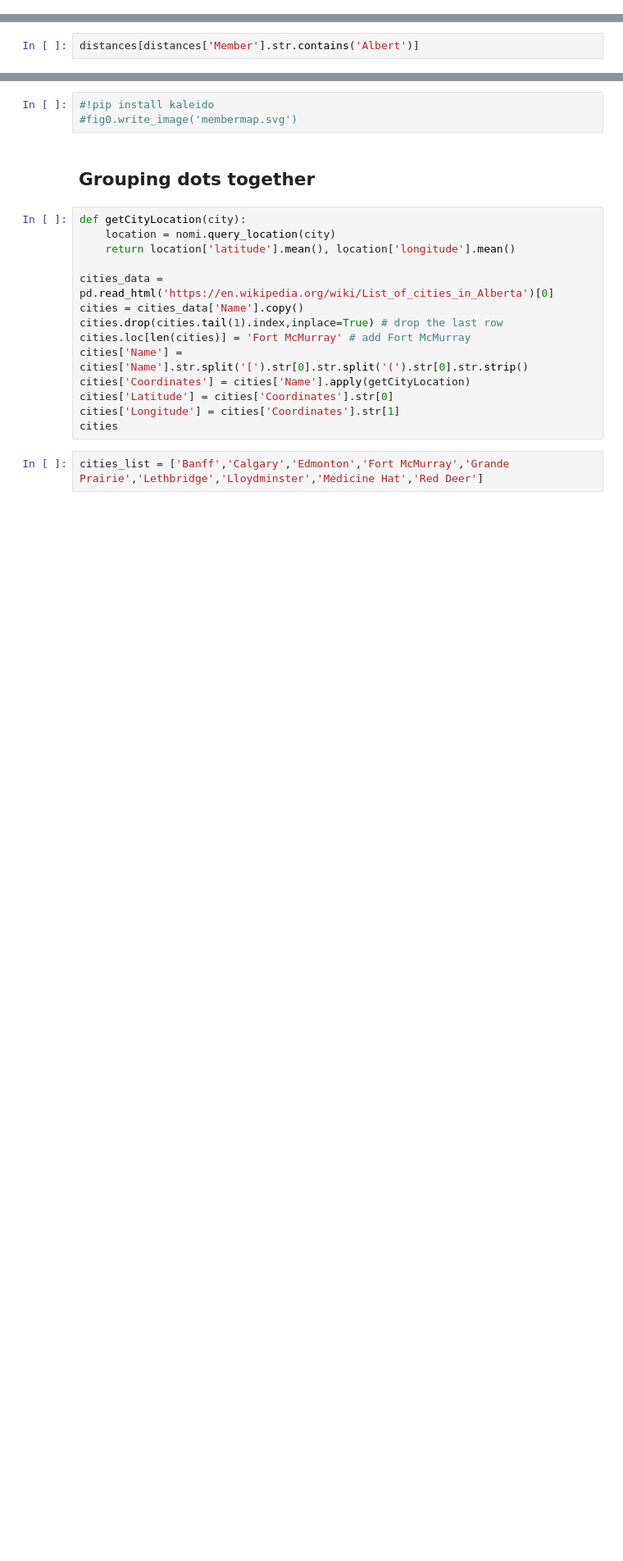
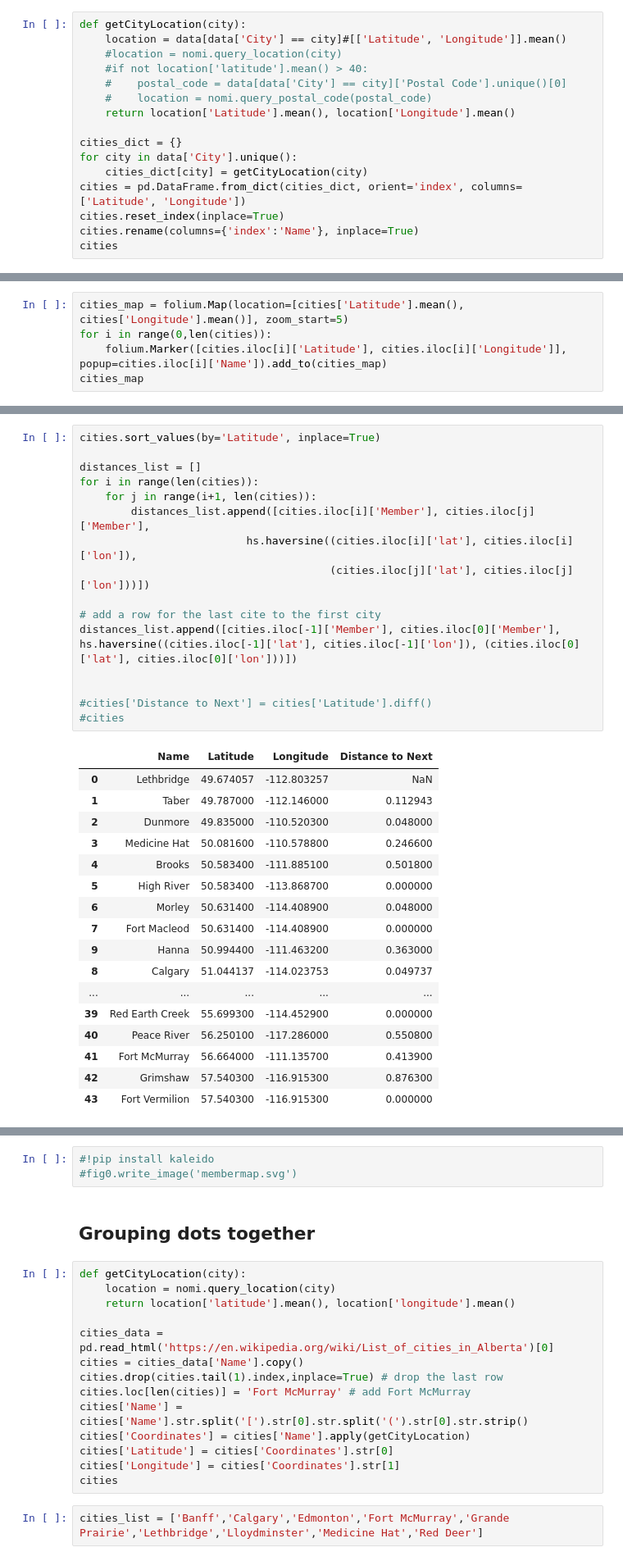
Before and after one commit to callysto/cybera-members, a Jupyter notebook: map/map.ipynb, the cells around one changed output, grey strips where cells are left out. Shown: that part at 82% size. Cells and saved outputs as stored; diff of their text form; blank space fills up the shorter version.

```diff
--- a/map/map.ipynb
+++ b/map/map.ipynb
@@ -26,0 +64,16 @@ distances
+# %%
+def getCityLocation(city):
+    location = data[data['City'] == city]#[['Latitude', 'Longitude']].mean()
+    #location = nomi.query_location(city)
+    #if not location['latitude'].mean() > 40:
+    #    postal_code = data[data['City'] == city]['Postal Code'].unique()[0]
+    #    location = nomi.query_postal_code(postal_code)
+    return location['Latitude'].mean(), location['Longitude'].mean()
+
+cities_dict = {}
+for city in data['City'].unique():
+    cities_dict[city] = getCityLocation(city)
+cities = pd.DataFrame.from_dict(cities_dict, orient='index', columns=['Latitude', 'Longitude'])
+cities.reset_index(inplace=True)
+cities.rename(columns={'index':'Name'}, inplace=True)
+cities
@@ -26,0 +98,5 @@ distances
+# %%
+cities_map = folium.Map(location=[cities['Latitude'].mean(), cities['Longitude'].mean()], zoom_start=5)
+for i in range(0,len(cities)):
+    folium.Marker([cities.iloc[i]['Latitude'], cities.iloc[i]['Longitude']], popup=cities.iloc[i]['Name']).add_to(cities_map)
+cities_map
@@ -27,4 +105,36 @@ distances
 # %%
-distances[distances['Member'].str.contains('Albert')]
+cities.sort_values(by='Latitude', inplace=True)
+
+distances_list = []
+for i in range(len(cities)):
+    for j in range(i+1, len(cities)):
+        distances_list.append([cities.iloc[i]['Member'], cities.iloc[j]['Member'],
+                          hs.haversine((cities.iloc[i]['lat'], cities.iloc[i]['lon']),
+                                       (cities.iloc[j]['lat'], cities.iloc[j]['lon']))])
+
+# add a row for the last cite to the first city
+distances_list.append([cities.iloc[-1]['Member'], cities.iloc[0]['Member'], hs.haversine((cities.iloc[-1]['lat'], cities.iloc[-1]['lon']), (cities.iloc[0]['lat'], cities.iloc[0]['lon']))])
+
+
+#cities['Distance to Next'] = cities['Latitude'].diff()
+#cities
+# %% [output]
+|  | Name | Latitude | Longitude | Distance to Next |
+| 0 | Lethbridge | 49.674057 | -112.803257 | NaN |
+| 1 | Taber | 49.787000 | -112.146000 | 0.112943 |
+| 2 | Dunmore | 49.835000 | -110.520300 | 0.048000 |
+| 3 | Medicine Hat | 50.081600 | -110.578800 | 0.246600 |
+| 4 | Brooks | 50.583400 | -111.885100 | 0.501800 |
+| 5 | High River | 50.583400 | -113.868700 | 0.000000 |
+| 6 | Morley | 50.631400 | -114.408900 | 0.048000 |
+| 7 | Fort Macleod | 50.631400 | -114.408900 | 0.000000 |
+| 9 | Hanna | 50.994400 | -111.463200 | 0.363000 |
+| 8 | Calgary | 51.044137 | -114.023753 | 0.049737 |
+| ... | ... | ... | ... | ... |
+| 39 | Red Earth Creek | 55.699300 | -114.452900 | 0.000000 |
+| 40 | Peace River | 56.250100 | -117.286000 | 0.550800 |
+| 41 | Fort McMurray | 56.664000 | -111.135700 | 0.413900 |
+| 42 | Grimshaw | 57.540300 | -116.915300 | 0.876300 |
+| 43 | Fort Vermilion | 57.540300 | -116.915300 | 0.000000 |
 # %%
 fig0 = go.Figure(data=go.Scattergeo(
```
Also changed, not shown: parts of 10 cells of this notebook.
